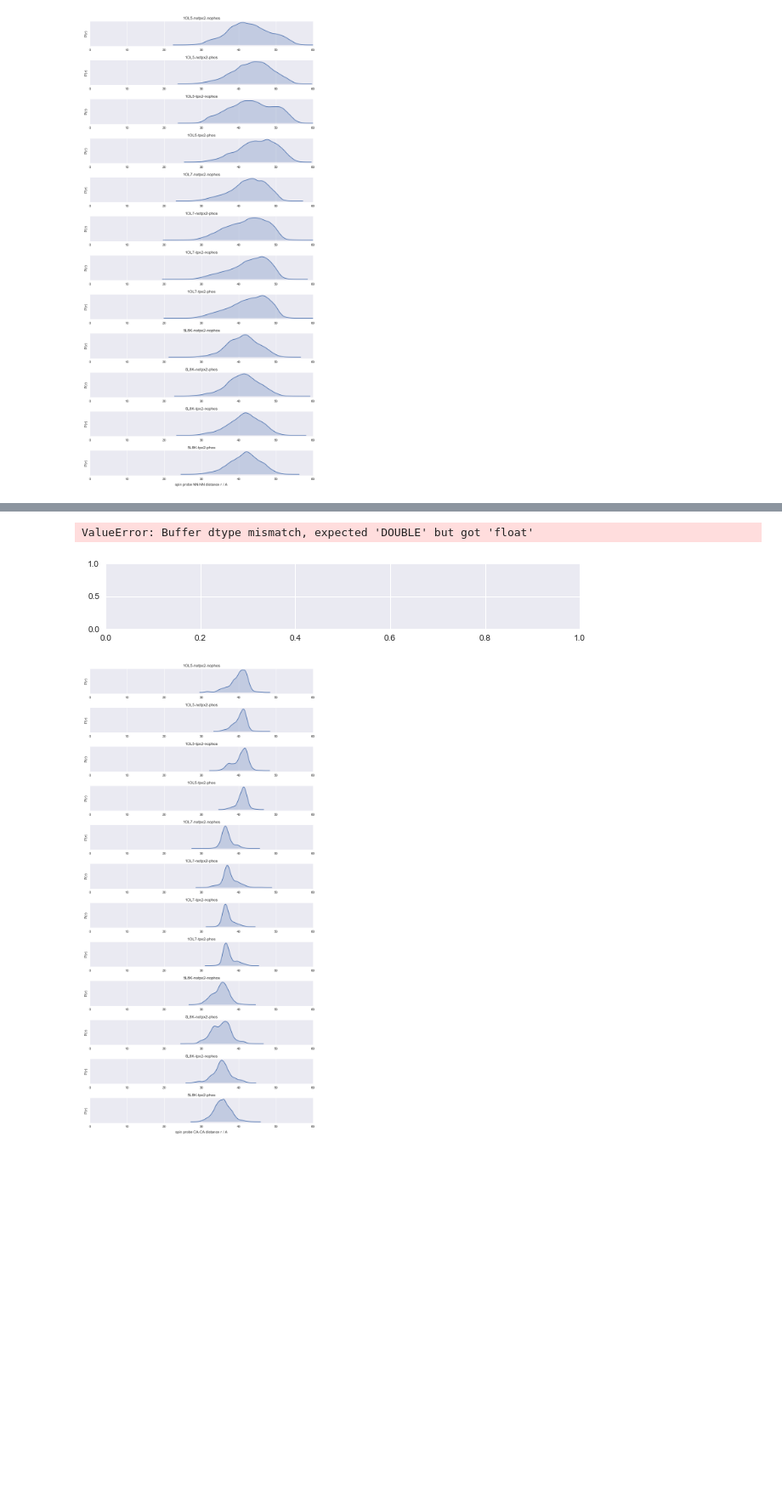
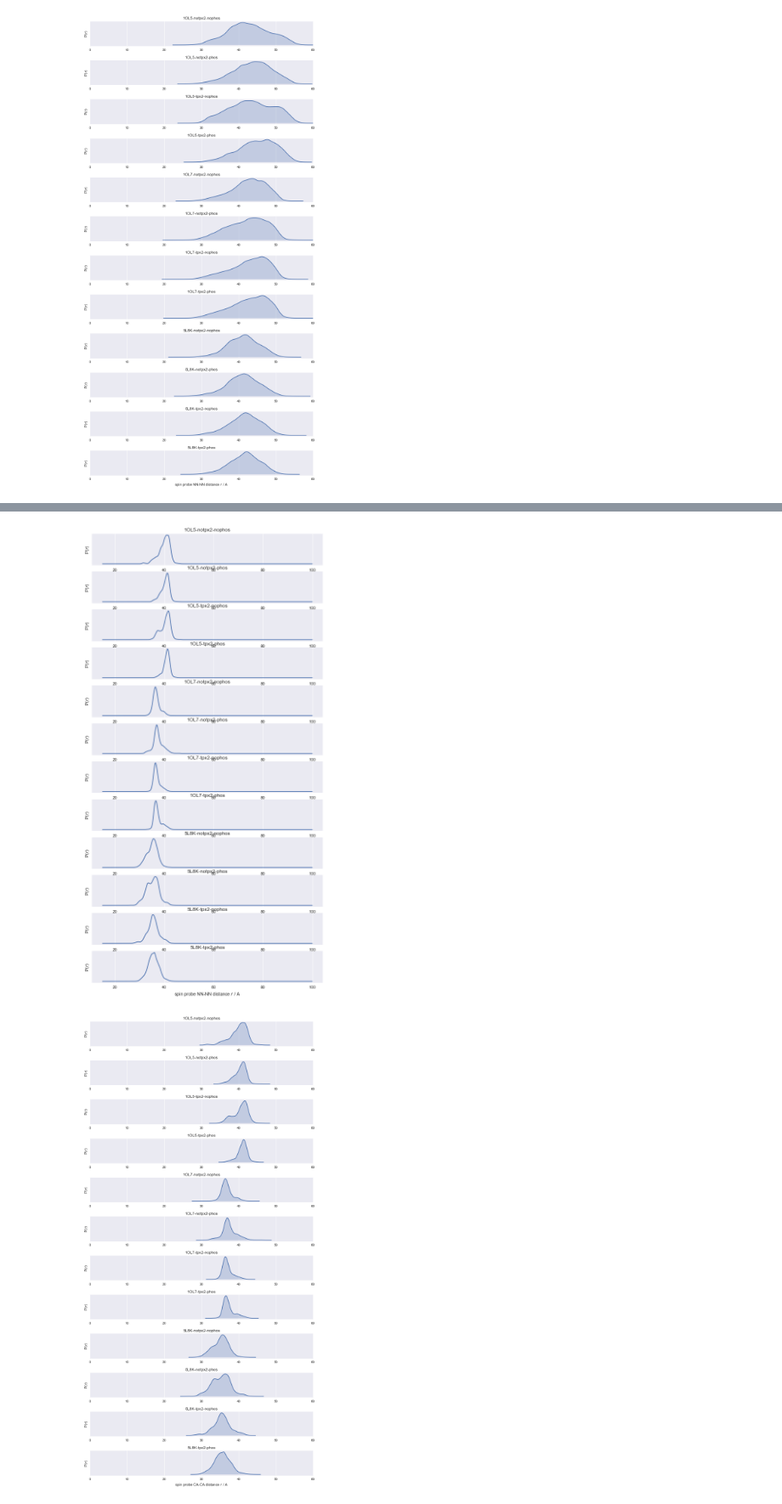
Before and after one commit to choderalab/AURKA_UMN, a Jupyter notebook: spin-probe-analysis/Analysis of spin probe distances.ipynb, the cells around one changed output, grey strips where cells are left out. Shown at 85% size. Drawn from its saved outputs; the diff is of its cells as text; code cells hidden in the pictures; blank space fills up the shorter version.

```diff
--- a/spin-probe-analysis/Analysis of spin probe distances.ipynb
+++ b/spin-probe-analysis/Analysis of spin probe distances.ipynb
@@ -106,32 +110,37 @@ figure.savefig('aurora-spin-probe-NN-NN-distances.pdf')
 # %%
 import statsmodels.nonparametric.kde as smnp
 figure = plt.figure(figsize=[10,20])
-maxdist = 60 # angstroms
 bins = np.linspace(0, maxdist, nbins)
 for run in range(nruns):
     plt.subplot(nruns,1,run+1)
     clones = runs[run]
     fft = True
     kernel = "gau"
     data = np.concatenate([clone[:,1] for clone in clones])
-    kde = smnp.KDEUnivariate(data)
+    kde = smnp.KDEUnivariate(data.astype(np.float))
     bw = 'scott'
-    gridsize = 512
-    clip = (15, 100)
-    kde.fit(kernel, bw, fft, gridsize=gridsize, clip=clip)
-    grid, y = kde.support, kde.density
-    plt.plot(grid, y, '-')
+    #gridsize = 512
+    #clip = (15, 100)
+    kde.fit(kernel, bw, fft)
+
+    rvals = np.linspace(15, 100, 512)
+    Pvals = kde.evaluate(rvals)
+    outfile = open('%s-probability-density.txt' % run_index[run],'w')
+    for (r, P) in zip(rvals, Pvals):
+        outfile.write('%f\t%f\n' % (r,P))
+    outfile.close()
+
+    plt.plot(rvals, Pvals, '-')
     plt.yticks([])
     if run != (nruns-1):
         #plt.xticks([])
         pass
     else:
         plt.xlabel('spin probe NN-NN distance $r$ / A')
     plt.ylabel('P($r$)');
     plt.title(run_index[run])
 # %% [output]
-ValueError: Buffer dtype mismatch, expected 'DOUBLE' but got 'float'
-[figure, old version]
+[figure, new version]
 # %%
 figure = plt.figure(figsize=[10,20])
 maxdist = 60 # angstroms
```
Also changed, not shown: parts of 5 cells of this notebook.
